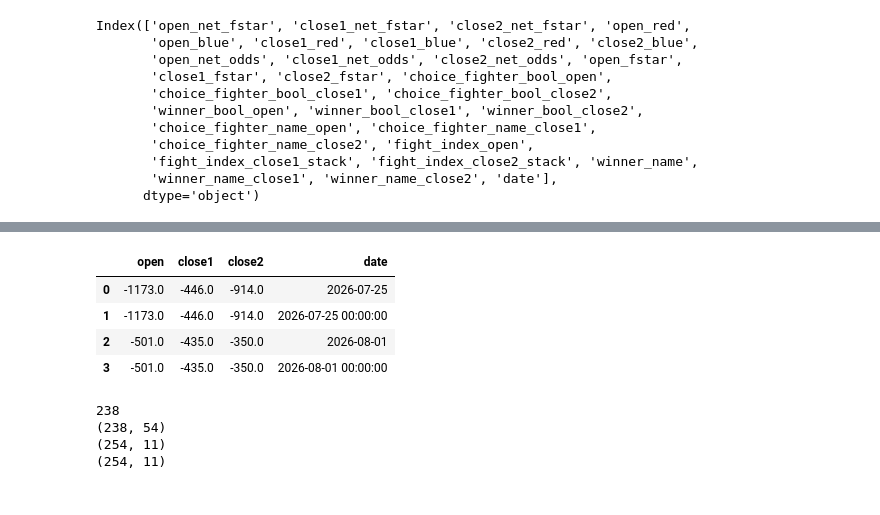
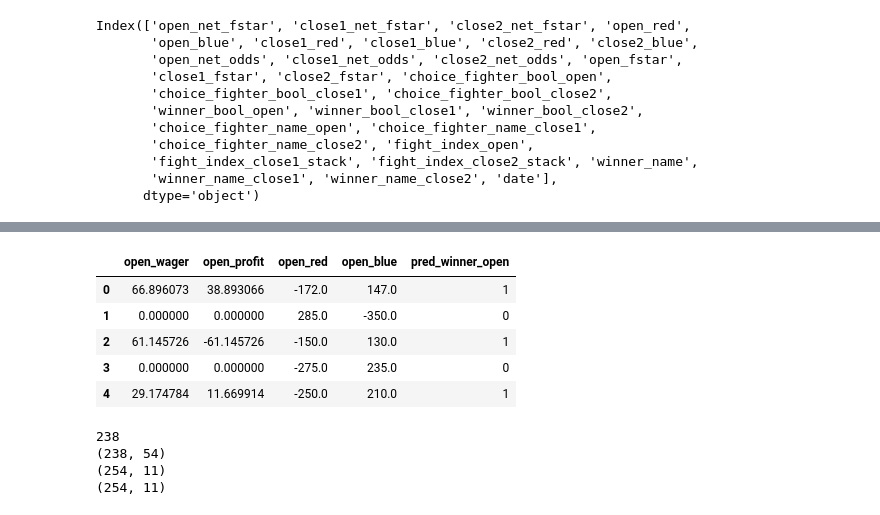
Before and after one commit to jcmarkowicz/sports_betting, a Jupyter notebook: UpcomingPicks/test_nbs/upcoming_picks.ipynb, the cells around one changed output, grey strips where cells are left out. Drawn from its saved outputs; the diff is of its cells as text; code cells hidden in the pictures.

```diff
--- a/UpcomingPicks/test_nbs/upcoming_picks.ipynb
+++ b/UpcomingPicks/test_nbs/upcoming_picks.ipynb
@@ -144,11 +272,12 @@ df_ml_pct, df_parlay_pct = returns_by_date()
 # %%
-df_ml_pct.head()
+df_ml_bets.head()[['open_wager', 'open_profit', 'open_red', 'open_blue', 'pred_winner_open']]
 # %% [output]
-|  | open | close1 | close2 | date |
-| 0 | -1173.0 | -446.0 | -914.0 | 2026-07-25 |
-| 1 | -1173.0 | -446.0 | -914.0 | 2026-07-25 00:00:00 |
-| 2 | -501.0 | -435.0 | -350.0 | 2026-08-01 |
-| 3 | -501.0 | -435.0 | -350.0 | 2026-08-01 00:00:00 |
+|  | open_wager | open_profit | open_red | open_blue | pred_winner_open |
+| 0 | 66.896073 | 38.893066 | -172.0 | 147.0 | 1 |
+| 1 | 0.000000 | 0.000000 | 285.0 | -350.0 | 0 |
+| 2 | 61.145726 | -61.145726 | -150.0 | 130.0 | 1 |
+| 3 | 0.000000 | 0.000000 | -275.0 | 235.0 | 0 |
+| 4 | 29.174784 | 11.669914 | -250.0 | 210.0 | 1 |
 # %%
 df_stats_missing = pd.read_csv(config.non_merged_stats_fp)
 print(df_stats_missing.shape[0])
```
Also changed, not shown: parts of 11 cells of this notebook, 8 other files.
